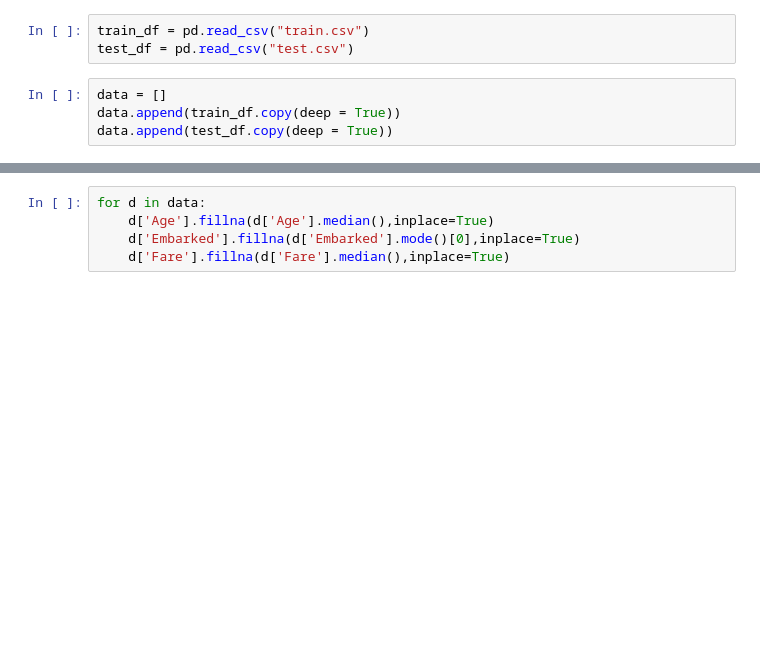
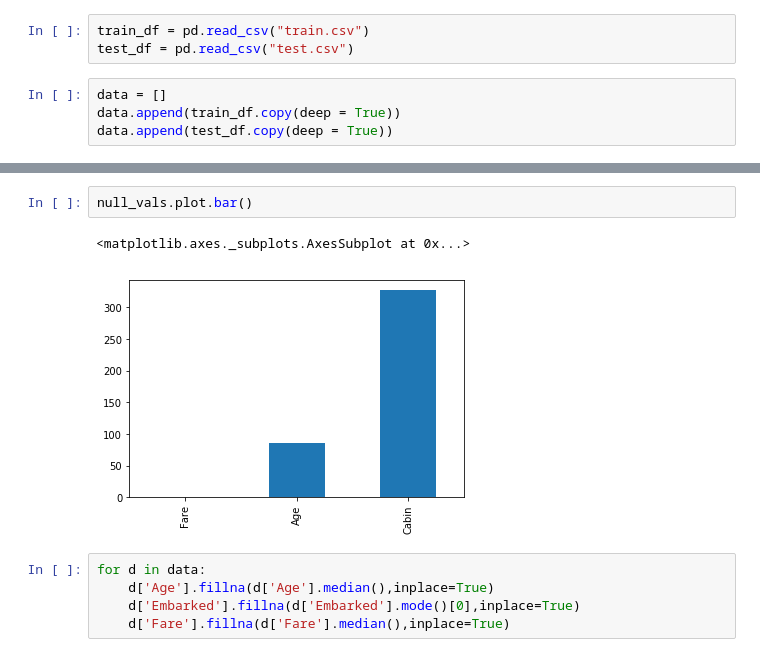
Before and after one commit to kho226/kaggle, a Jupyter notebook: titanic/titanic2.0.ipynb, the cells around one changed output, grey strips where cells are left out. Saved outputs shown, nothing was run; the diff lists cells and outputs as text; blank space fills up the shorter version.

```diff
--- a/titanic/titanic2.0.ipynb
+++ b/titanic/titanic2.0.ipynb
@@ -87,3 +71,8 @@ dtype: int64
+# %%
+null_vals.plot.bar()
+# %% [output]
+<matplotlib.axes._subplots.AxesSubplot at 0x...>
+[figure, added]
 # %%
 for d in data:
     d['Age'].fillna(d['Age'].median(),inplace=True)
```
Also changed, not shown: parts of 15 cells of this notebook, 7 other files.
